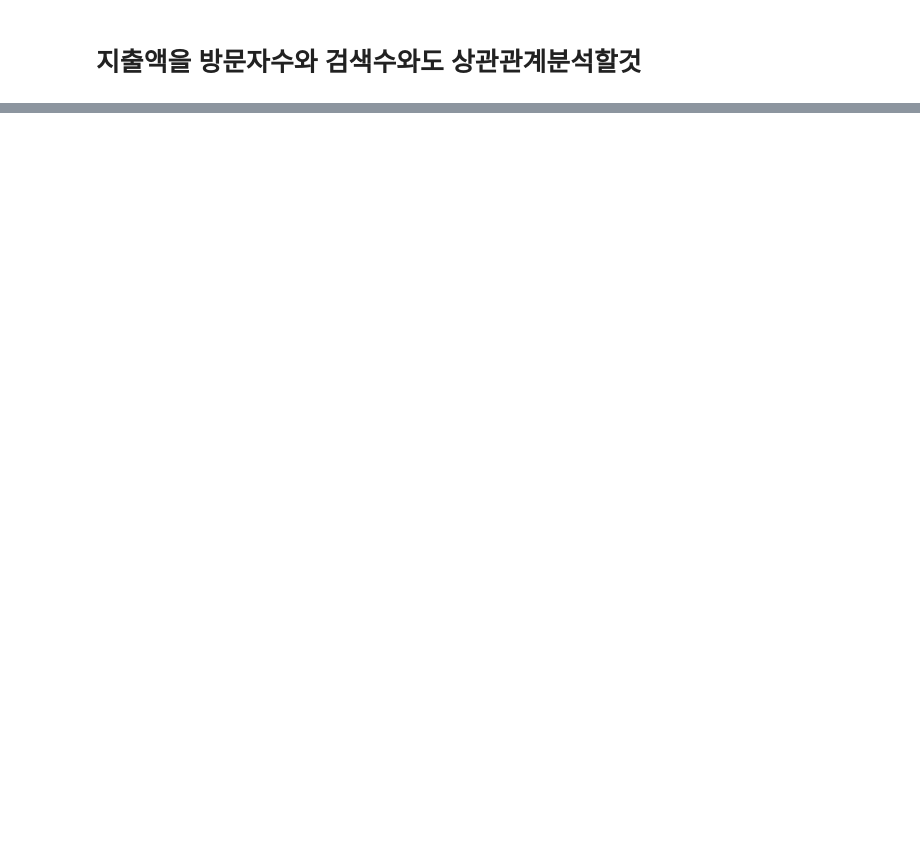
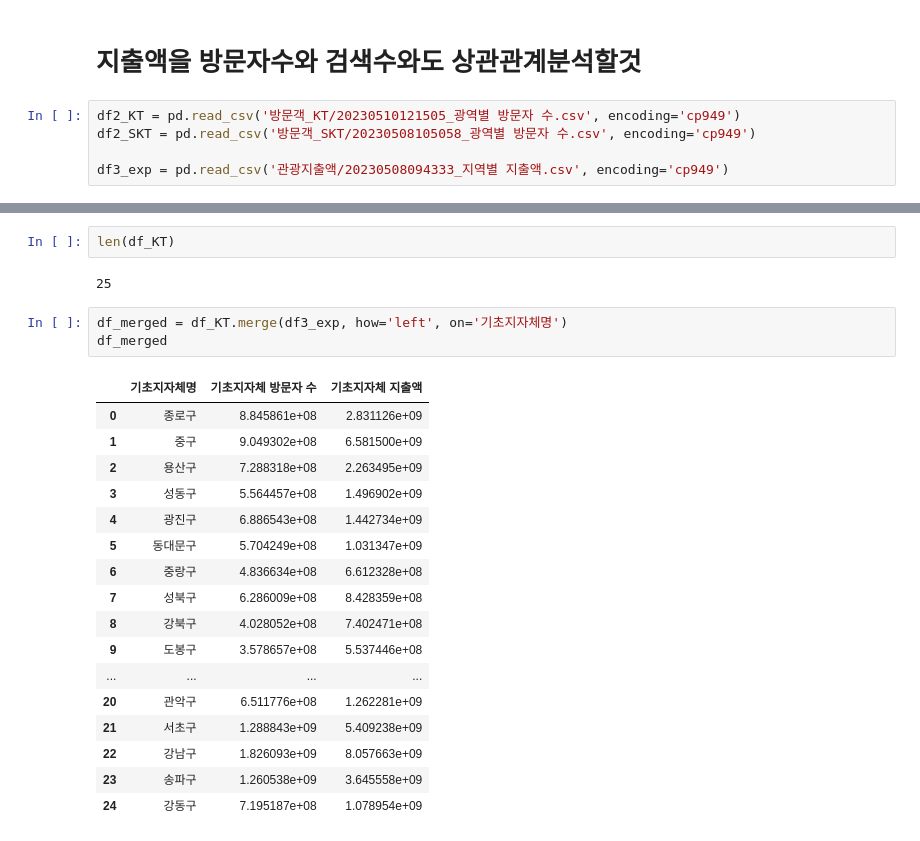
Before and after one commit to sdkim96/Login_project, a Jupyter notebook: Data_analysis_visualization/correlation_analysis.ipynb, the cells around one changed output, grey strips where cells are left out. Cells and saved outputs as stored; diff of their text form; blank space fills up the shorter version.

```diff
--- a/Data_analysis_visualization/correlation_analysis.ipynb
+++ b/Data_analysis_visualization/correlation_analysis.ipynb
@@ -141,2 +143,7 @@ plt.show()
 # %% [markdown]
 # 지출액을 방문자수와 검색수와도 상관관계분석할것
+# %%
+df2_KT = pd.read_csv('방문객_KT/20230510121505_광역별 방문자 수.csv', encoding='cp949')
+df2_SKT = pd.read_csv('방문객_SKT/20230508105058_광역별 방문자 수.csv', encoding='cp949')
+
+df3_exp = pd.read_csv('관광지출액/20230508094333_지역별 지출액.csv', encoding='cp949')
@@ -142,0 +207,25 @@ plt.show()
+# %%
+len(df_KT)
+# %% [output]
+25
+# %%
+df_merged = df_KT.merge(df3_exp, how='left', on='기초지자체명')
+df_merged
+# %% [output]
+|  | 기초지자체명 | 기초지자체 방문자 수 | 기초지자체 지출액 |
+| 0 | 종로구 | 8.845861e+08 | 2.831126e+09 |
+| 1 | 중구 | 9.049302e+08 | 6.581500e+09 |
+| 2 | 용산구 | 7.288318e+08 | 2.263495e+09 |
+| 3 | 성동구 | 5.564457e+08 | 1.496902e+09 |
+| 4 | 광진구 | 6.886543e+08 | 1.442734e+09 |
+| 5 | 동대문구 | 5.704249e+08 | 1.031347e+09 |
+| 6 | 중랑구 | 4.836634e+08 | 6.612328e+08 |
+| 7 | 성북구 | 6.286009e+08 | 8.428359e+08 |
+| 8 | 강북구 | 4.028052e+08 | 7.402471e+08 |
+| 9 | 도봉구 | 3.578657e+08 | 5.537446e+08 |
+| ... | ... | ... | ... |
+| 20 | 관악구 | 6.511776e+08 | 1.262281e+09 |
+| 21 | 서초구 | 1.288843e+09 | 5.409238e+09 |
+| 22 | 강남구 | 1.826093e+09 | 8.057663e+09 |
+| 23 | 송파구 | 1.260538e+09 | 3.645558e+09 |
+| 24 | 강동구 | 7.195187e+08 | 1.078954e+09 |
```
Also changed, not shown: parts of 9 cells of this notebook.
